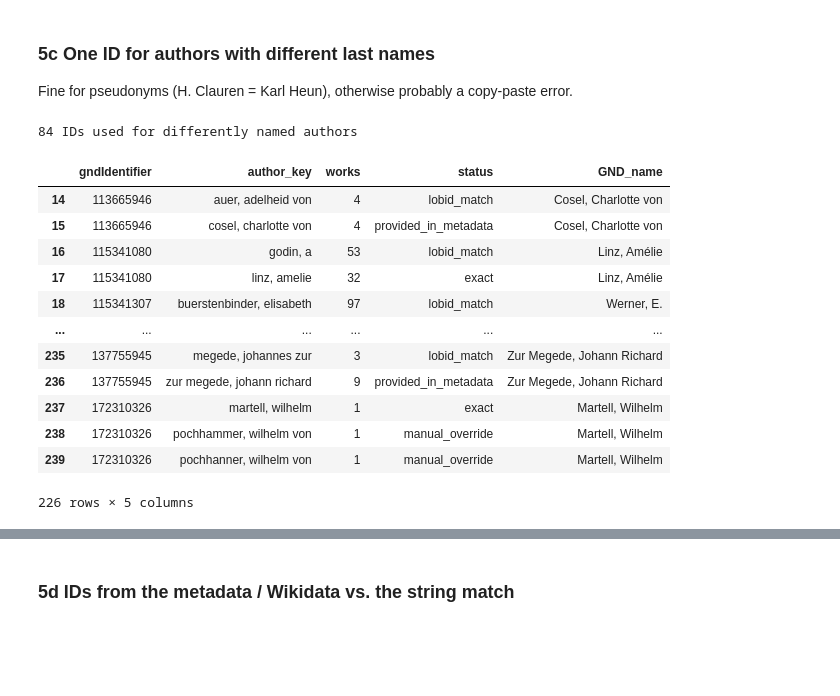
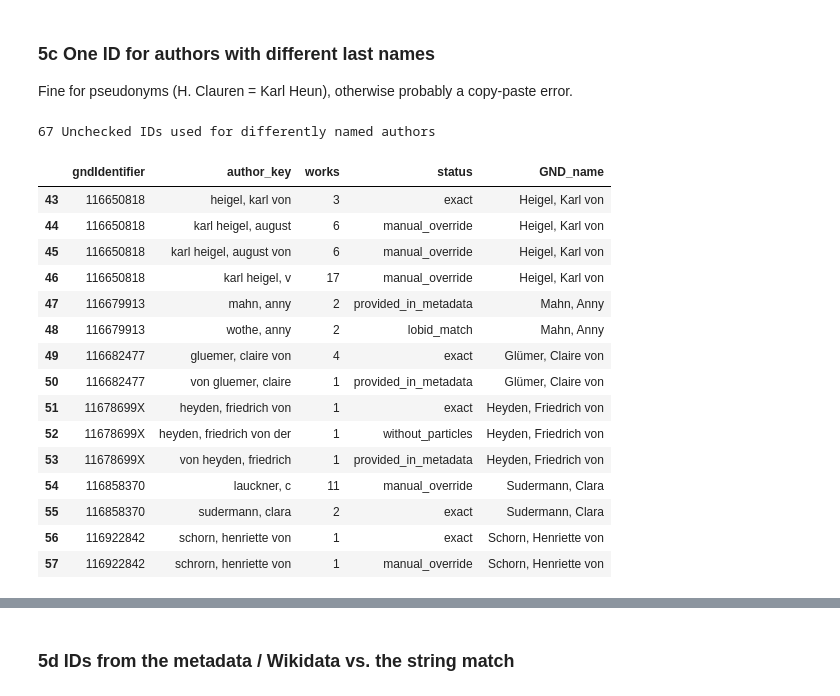
Before and after one commit to MertenKroencke/corpora_and_canonicity, a Jupyter notebook: code/gnd_pipeline.ipynb, the cells around one changed output, grey strips where cells are left out. Drawn from its saved outputs; the diff is of its cells as text; code cells hidden in the pictures; blank space fills up the shorter version.

```diff
--- a/code/gnd_pipeline.ipynb
+++ b/code/gnd_pipeline.ipynb
@@ -617,0 +724,13 @@ after 1 metadata: 13.9% of 19242 works have an ID, 16284 works still open
+# %%
+# works with several authors: check the split
+split_rows = all_works[all_works["n_authors"] > 1]
+print(split_rows["work_id"].nunique(), "works were split into authors")
+display(split_rows[["corpus", "title", "author_pos", "author_role", "author_first", "author_last", "gndIdentifier", "gnd_match_status"]])
+
+# still ONE row although the metadata names several authors -> split them by hand in AUTHOR_SPLITS above
+# (placeholders like 'Autoren, Verschiedene' and anonymous works are meant to stay as they are)
+unsplit = all_works[all_works["gnd_match_status"].eq("multiple_authors") & all_works["n_authors"].eq(1)
+                    & all_works["author_key"].ne("autoren, verschiedene")]
+print(len(unsplit), "works with several authors are still one row; copy-paste template for AUTHOR_SPLITS:\n")
+for t in unsplit.drop_duplicates(["corpus", "author_last"]).itertuples():
+    print(f'    "{t.author_last}": [("Last", "First", "author"), ("Last", "First", "author")],   # {t.corpus}: {t.title}')
@@ -1451,7 +1606,7 @@ ID_FIXES = [
 ]
 
 ROW_FIXES = [
-    # (corpus, filename, column, new value, reason)
+    # (corpus, filename, column, new value, reason[, author_pos])   author_pos: only for works with several authors
     ("07_bildungsromane", "hoffmann_murr_t1.txt", "gndIdentifier", "118552465",
      "E.T.A. Hoffmann instead of Ernst Lothar Hoffmann (1898-1985)"),
     ("07_bildungsromane", "hoffmann_murr_t2.txt", "gndIdentifier", "118552465",
@@ -1486,9 +1641,11 @@ for old, new_id, why in ID_FIXES:
     log_rows.append({"type": "ID_FIX", "old": old, "new": new_id, "works": int(m.sum()),
                      "corpora": ", ".join(sorted(all_works.loc[m, "corpus"].unique())), "reason": why})
 
-for corpus, fn, col, val, why in ROW_FIXES:
+for corpus, fn, col, val, why, *pos in ROW_FIXES:
     m = all_works["corpus"].eq(corpus) & all_works["filename"].eq(fn)
-    assert m.sum() == 1, f"not found (or not unique): {corpus} / {fn}"
+    if pos:
+        m &= all_works["author_pos"].eq(pos[0])
+    assert m.sum() == 1, f"not found (or not unique): {corpus} / {fn} (work with several authors? add the author position as 6th element)"
     old = all_works.loc[m, col].iloc[0]
     all_works.loc[m, col] = val
     note(m, why)
@@ -1572,5 +1730,19 @@ for corpus, (raw, col) in ORIG_CANON.items():
         lambda v: np.nan if pd.isna(v) or str(v).strip() == "" else str(v).strip())
 print("original canonicity values:")
 print(all_works.groupby("corpus", sort=False)["canonicity_orig"].value_counts(dropna=False).loc[lambda s: s.index.get_level_values(0).isin(ORIG_CANON)])
+
+# representative author of each work = the author with the highest canonicity score
+# (ties / no score at all: the first author that has an ID, then the first author)
+pick = pd.DataFrame({"work_id": all_works["work_id"],
+                     "score": pd.to_numeric(all_works["canonicity_score"], errors="coerce").fillna(-np.inf),
+                     "has_id": all_works["gndIdentifier"].notna(),
+                     "pos": all_works["author_pos"]})
+chosen = pick.sort_values(["work_id", "score", "has_id", "pos"], ascending=[True, False, False, True]).drop_duplicates("work_id")
+all_works["is_primary"] = all_works.index.isin(chosen.index)
+assert all_works["is_primary"].sum() == all_works["work_id"].nunique()
+n_multi = all_works.loc[all_works["n_authors"] > 1, "work_id"].nunique()
+print(f"{n_multi} works with several authors; the representative author is the one with the highest canonicity score")
+# sanity check of the direction: a negative value means 'high score = low rank number = more canonical'
+print("Spearman(score, rank) in the canon list:", round(canon_list[["canonicity_score", "canonicity_rank"]].corr(method="spearman").iloc[0, 1], 2))
 # %% [output]
 works with an ID but without GND_name: 0
@@ -1669,29 +1864,35 @@ conflicts
 
 Fine for pseudonyms (H. Clauren = Karl Heun), otherwise probably a copy-paste error.
 # %%
-checked = ["100801919", "101198566", "106115200", "106537970", "107514176"]
+checked = ["100801919", "101198566", "106115200", "106537970", "107514176", "113665946", "115341080", "115341307",
+           "116001089", "116045469", "116108118", "116137312", "116302712", "116363207", "11642284X", "116457139",
+           "116563559", "116565616", ]
+
 w = all_works.dropna(subset=["gndIdentifier"]).assign(last_norm=lambda d: d["author_last"].map(norm))
 shared = w.groupby("gndIdentifier")["last_norm"].nunique()
 shared_ids = (w[w["gndIdentifier"].isin(shared[shared > 1].index)]
               .groupby(["gndIdentifier", "author_key"])
               .agg(works=("corpus", "size"), status=("gnd_match_status", "first"))
               .reset_index()
               .merge(gnd_one[["GND_name"]], left_on="gndIdentifier", right_index=True, how="left"))
-print(shared_ids["gndIdentifier"].nunique(), "IDs used for differently named authors")
-shared_ids.query("gndIdentifier.isin(@checked)==False")
+print(shared_ids.query("gndIdentifier.isin(@checked)==False")["gndIdentifier"].nunique(), "Unchecked IDs used for differently named authors")
+shared_ids.query("gndIdentifier.isin(@checked)==False").head(15)
 # %% [output]
-84 IDs used for differently named authors
+67 Unchecked IDs used for differently named authors
 |  | gndIdentifier | author_key | works | status | GND_name |
-| 14 | 113665946 | auer, adelheid von | 4 | lobid_match | Cosel, Charlotte von |
-| 15 | 113665946 | cosel, charlotte von | 4 | provided_in_metadata | Cosel, Charlotte von |
-| 16 | 115341080 | godin, a | 53 | lobid_match | Linz, Amélie |
-| 17 | 115341080 | linz, amelie | 32 | exact | Linz, Amélie |
-| 18 | 115341307 | buerstenbinder, elisabeth | 97 | lobid_match | Werner, E. |
-| ... | ... | ... | ... | ... | ... |
-| 235 | 137755945 | megede, johannes zur | 3 | lobid_match | Zur Megede, Johann Richard |
-| 236 | 137755945 | zur megede, johann richard | 9 | provided_in_metadata | Zur Megede, Johann Richard |
-| 237 | 172310326 | martell, wilhelm | 1 | exact | Martell, Wilhelm |
-| 238 | 172310326 | pochhammer, wilhelm von | 1 | manual_override | Martell, Wilhelm |
-| 239 | 172310326 | pochhanner, wilhelm von | 1 | manual_override | Martell, Wilhelm |
+| 43 | 116650818 | heigel, karl von | 3 | exact | Heigel, Karl von |
+| 44 | 116650818 | karl heigel, august | 6 | manual_override | Heigel, Karl von |
+| 45 | 116650818 | karl heigel, august von | 6 | manual_override | Heigel, Karl von |
+| 46 | 116650818 | karl heigel, v | 17 | manual_override | Heigel, Karl von |
+| 47 | 116679913 | mahn, anny | 2 | provided_in_metadata | Mahn, Anny |
+| 48 | 116679913 | wothe, anny | 2 | lobid_match | Mahn, Anny |
+| 49 | 116682477 | gluemer, claire von | 4 | exact | Glümer, Claire von |
+| 50 | 116682477 | von gluemer, claire | 1 | provided_in_metadata | Glümer, Claire von |
+| 51 | 11678699X | heyden, friedrich von | 1 | exact | Heyden, Friedrich von |
+| 52 | 11678699X | heyden, friedrich von der | 1 | without_particles | Heyden, Friedrich von |
+| 53 | 11678699X | von heyden, friedrich | 1 | provided_in_metadata | Heyden, Friedrich von |
+| 54 | 116858370 | lauckner, c | 11 | manual_override | Sudermann, Clara |
+| 55 | 116858370 | sudermann, clara | 2 | exact | Sudermann, Clara |
+| 56 | 116922842 | schorn, henriette von | 1 | exact | Schorn, Henriette von |
+| 57 | 116922842 | schrorn, henriette von | 1 | manual_override | Schorn, Henriette von |
-226 rows × 5 columns
 # %%
```
Also changed, not shown: parts of 43 cells of this notebook, 1 other file.
